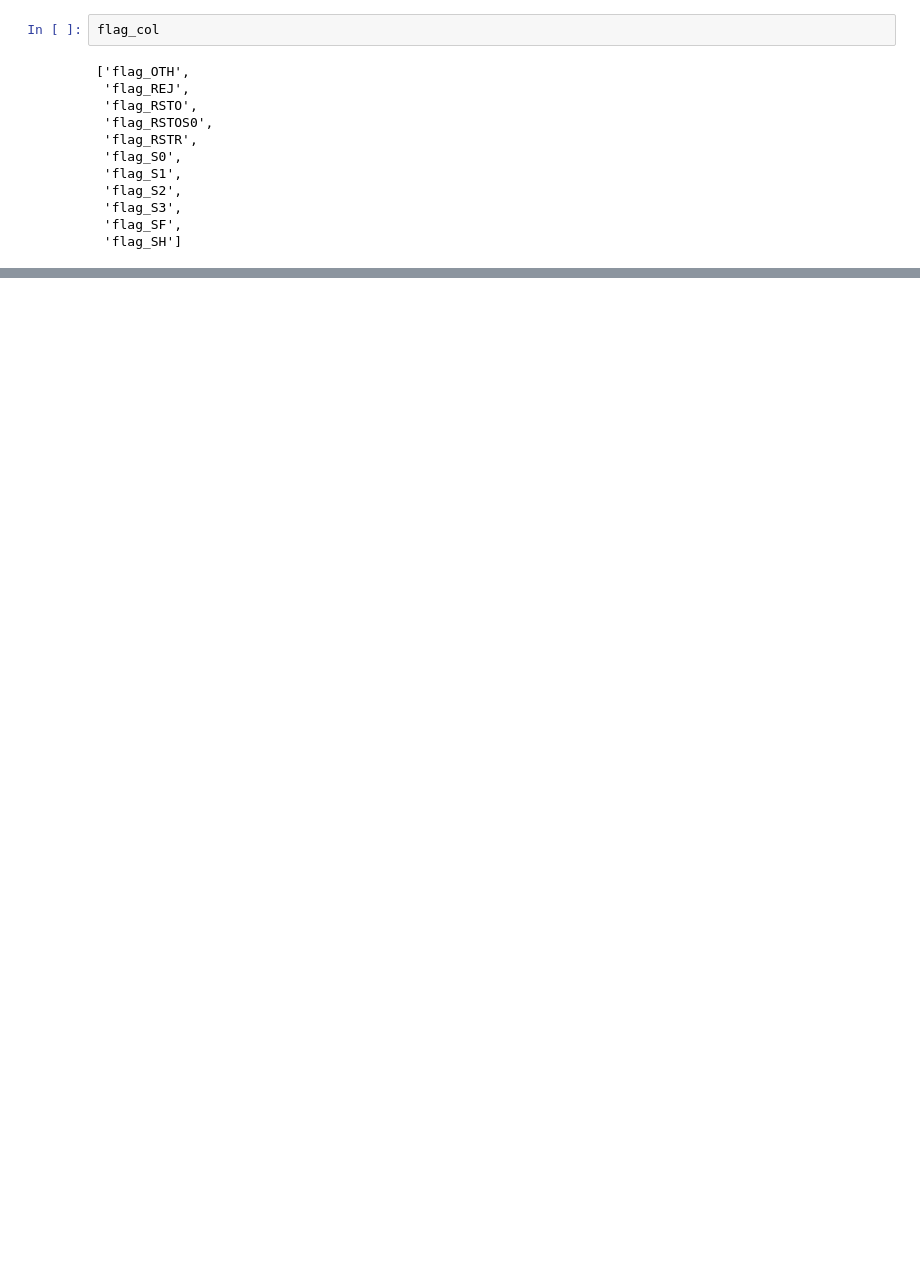
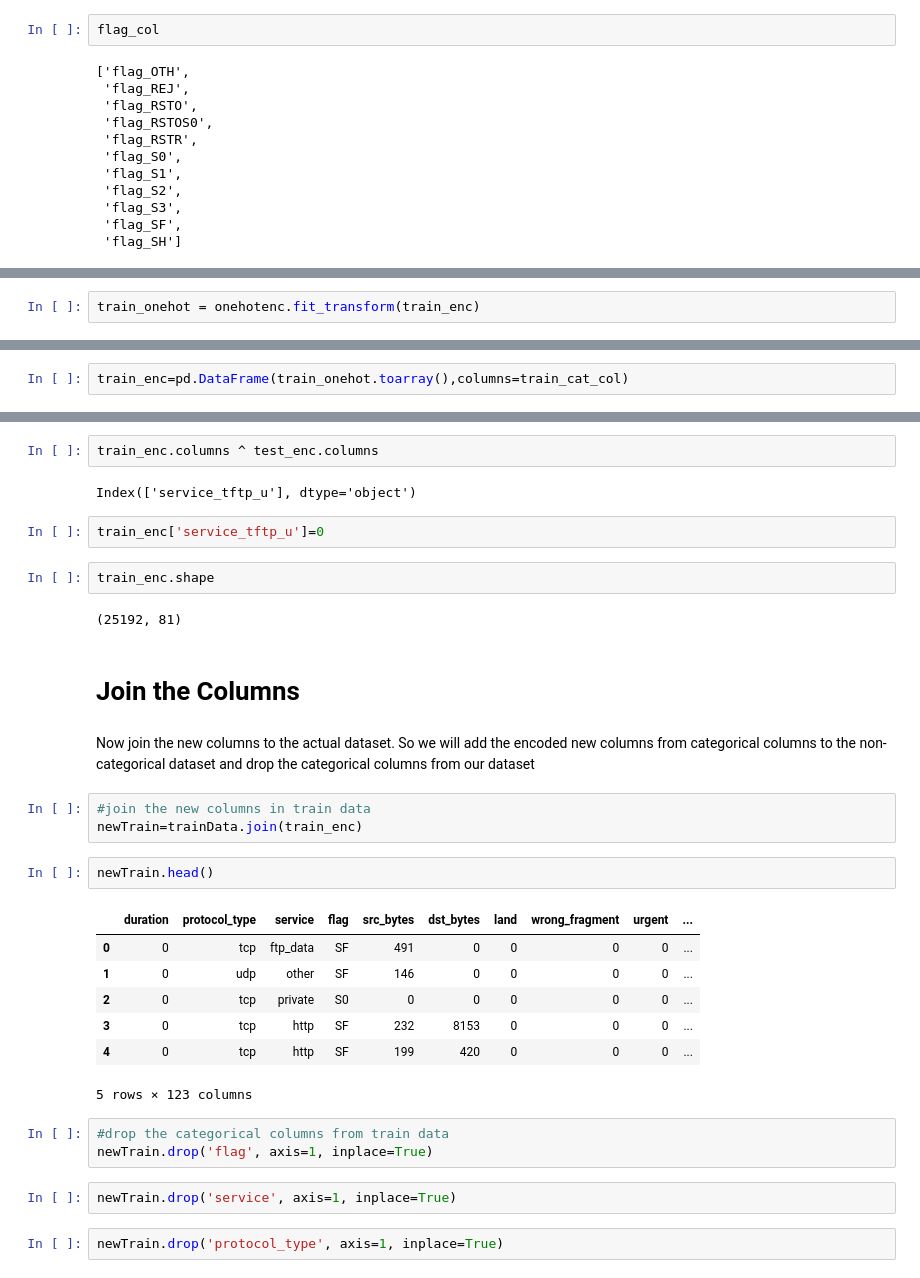
Before and after one commit to garima0106/SNAC_APT_DatasetEval, a Jupyter notebook: NSL-KDD_Data_Preprocessing.ipynb, the cells around one changed output, grey strips where cells are left out. Cells and saved outputs as stored; diff of their text form; blank space fills up the shorter version.

```diff
--- a/NSL-KDD_Data_Preprocessing.ipynb
+++ b/NSL-KDD_Data_Preprocessing.ipynb
@@ -280,0 +313,2 @@ flag_col
+# %%
+train_onehot = onehotenc.fit_transform(train_enc)
@@ -280,0 +333,2 @@ flag_col
+# %%
+train_enc=pd.DataFrame(train_onehot.toarray(),columns=train_cat_col)
@@ -280,0 +413,34 @@ flag_col
+# %%
+train_enc.columns ^ test_enc.columns
+# %% [output]
+Index(['service_tftp_u'], dtype='object')
+# %%
+train_enc['service_tftp_u']=0
+# %%
+train_enc.shape
+# %% [output]
+(25192, 81)
+# %% [markdown]
+# Join the Columns
+# %% [markdown]
+Now join the new columns to the actual dataset. So we will add the encoded new columns from categorical columns to the non-categorical dataset and drop the categorical columns from our dataset
+# %%
+#join the new columns in train data
+newTrain=trainData.join(train_enc)
+# %%
+newTrain.head()
+# %% [output]
+|  | duration | protocol_type | service | flag | src_bytes | dst_bytes | land | wrong_fragment | urgent | ... |
+| 0 | 0 | tcp | ftp_data | SF | 491 | 0 | 0 | 0 | 0 | ... |
+| 1 | 0 | udp | other | SF | 146 | 0 | 0 | 0 | 0 | ... |
+| 2 | 0 | tcp | private | S0 | 0 | 0 | 0 | 0 | 0 | ... |
+| 3 | 0 | tcp | http | SF | 232 | 8153 | 0 | 0 | 0 | ... |
+| 4 | 0 | tcp | http | SF | 199 | 420 | 0 | 0 | 0 | ... |
+5 rows × 123 columns
+# %%
+#drop the categorical columns from train data
+newTrain.drop('flag', axis=1, inplace=True)
+# %%
+newTrain.drop('service', axis=1, inplace=True)
+# %%
+newTrain.drop('protocol_type', axis=1, inplace=True)
```
Also changed, not shown: parts of 66 cells of this notebook.
